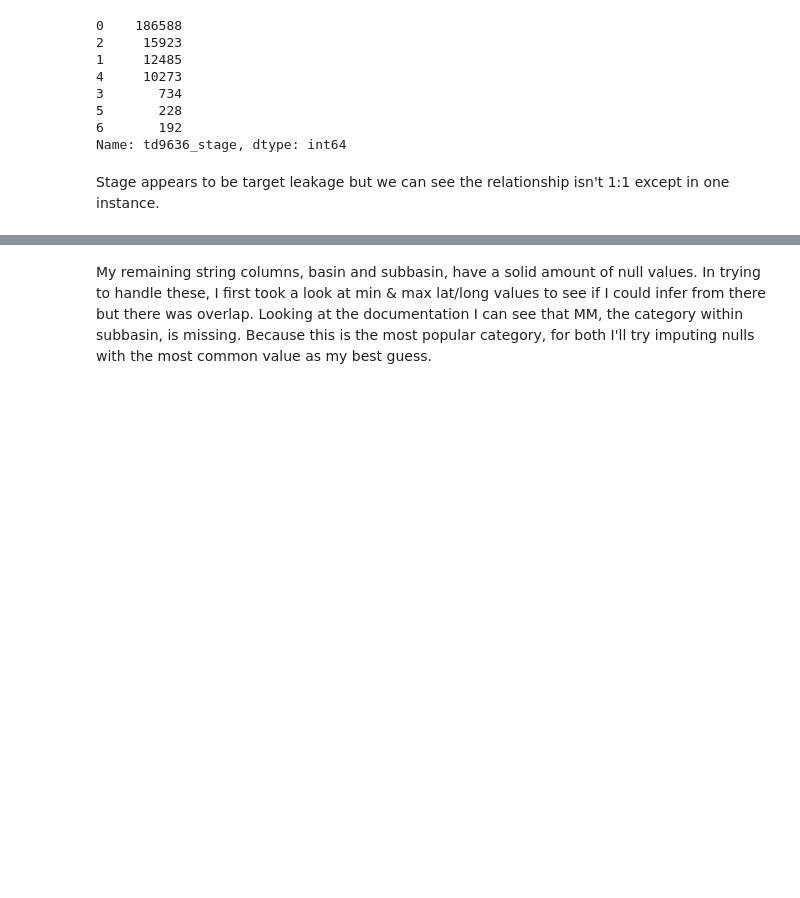
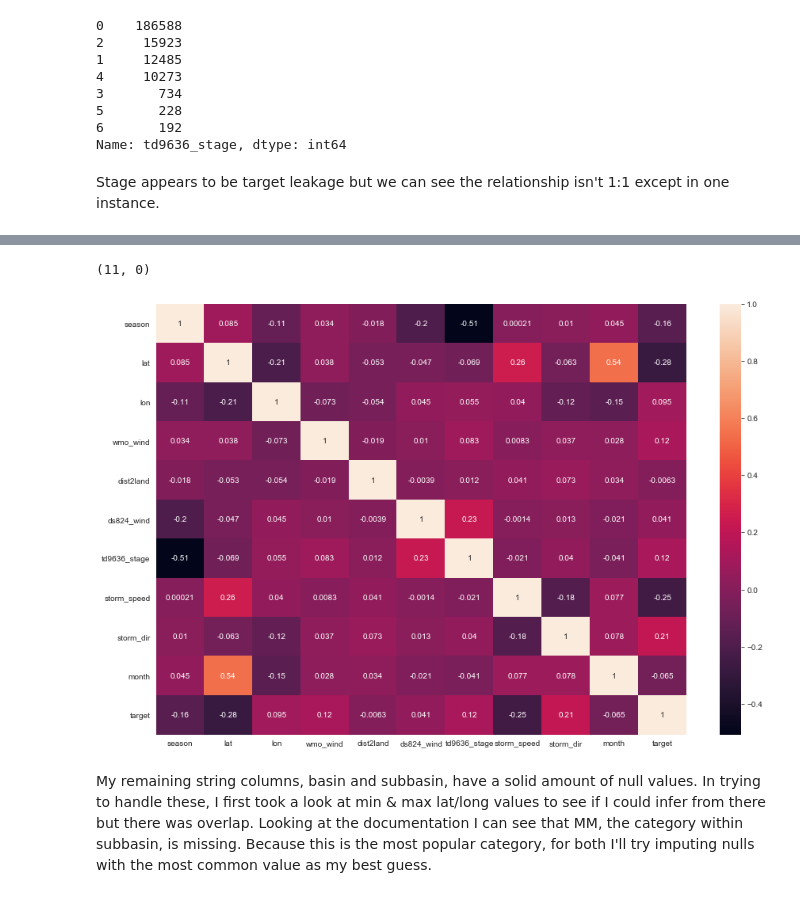
Before and after one commit to christisarv/tropical-storm-classification-project, a Jupyter notebook: Data Exploration Notebook.ipynb, the cells around one changed output, grey strips where cells are left out. Cells and saved outputs as stored; diff of their text form; code cells hidden in the pictures; blank space fills up the shorter version.

```diff
--- a/Data Exploration Notebook.ipynb
+++ b/Data Exploration Notebook.ipynb
@@ -175,3 +204,10 @@ clean_df.groupby(['target']).mean()
+# %%
+plt.figure(figsize = (15,10))
+ax = sns.heatmap(plot_df.corr(), annot=True)
+ax.set_ylim(11,0)
+# %% [output]
+(11, 0)
+[figure, added]
 # %% [markdown]
 My remaining string columns, basin and subbasin, have a solid amount of null values. In trying to handle these, I first took a look at min & max lat/long values to see if I could infer from there but there was overlap. Looking at the documentation I can see that MM, the category within subbasin, is missing. Because this is the most popular category, for both I'll try imputing nulls with the most common value as my best guess.
 # %%
```
Also changed, not shown: parts of 14 cells of this notebook.
